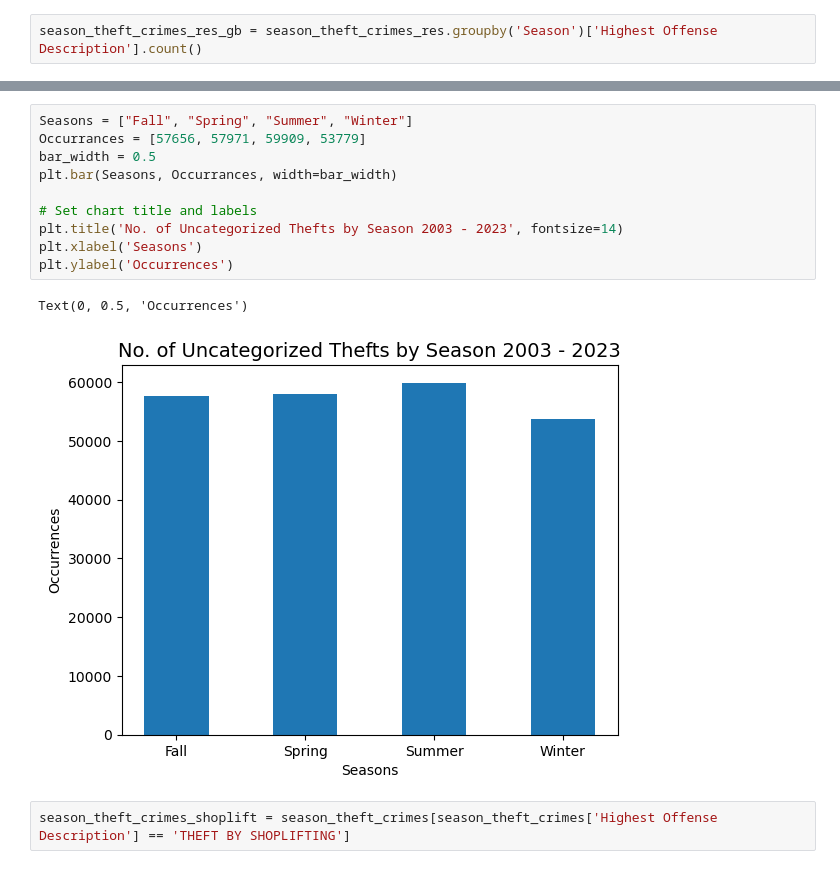
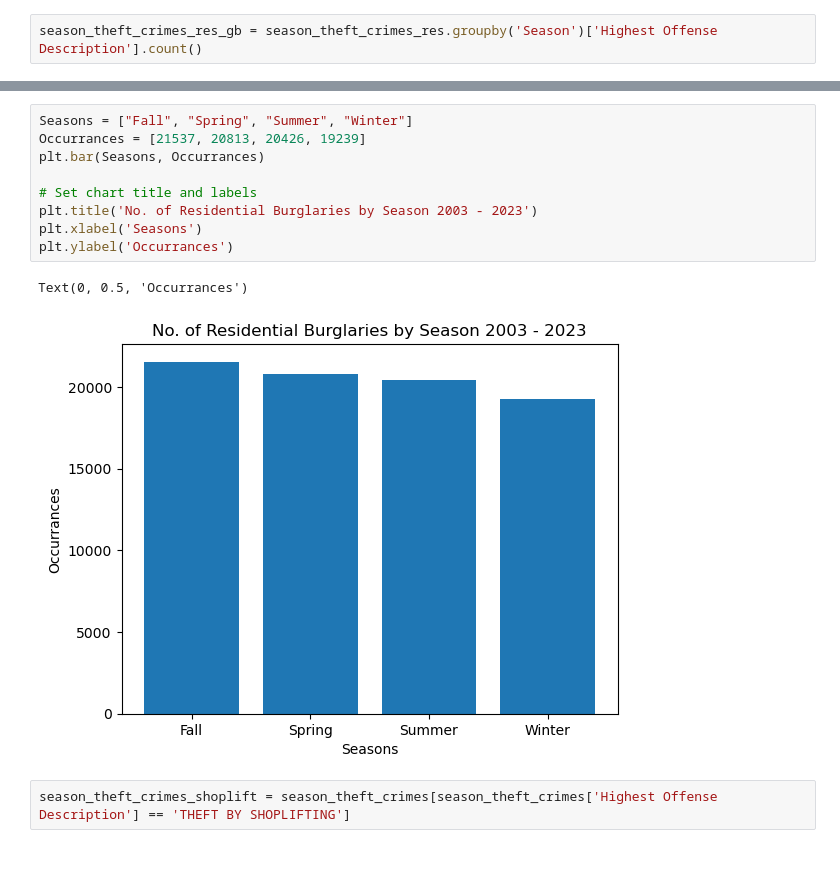
Before and after one commit to KillerTwinkie7/project-one, a Jupyter notebook: crime_analysis_ipynb-checkpoint2.ipynb, the cells around one changed output, grey strips where cells are left out. Cells and saved outputs as stored; diff of their text form.

```diff
--- a/crime_analysis_ipynb-checkpoint2.ipynb
+++ b/crime_analysis_ipynb-checkpoint2.ipynb
@@ -245,17 +204,16 @@ Winter    53779
 Name: Highest Offense Description, dtype: int64
 # %%
 Seasons = ["Fall", "Spring", "Summer", "Winter"]
-Occurrances = [57656, 57971, 59909, 53779]
-bar_width = 0.5
-plt.bar(Seasons, Occurrances, width=bar_width)
+Occurrances = [21537, 20813, 20426, 19239]
+plt.bar(Seasons, Occurrances)
 
 # Set chart title and labels
-plt.title('No. of Uncategorized Thefts by Season 2003 - 2023', fontsize=14)
+plt.title('No. of Residential Burglaries by Season 2003 - 2023')
 plt.xlabel('Seasons')
-plt.ylabel('Occurrences')
+plt.ylabel('Occurrances')
 # %% [output]
-Text(0, 0.5, 'Occurrences')
+Text(0, 0.5, 'Occurrances')
-[figure, old version]
+[figure, new version]
 # %%
 season_theft_crimes_shoplift = season_theft_crimes[season_theft_crimes['Highest Offense Description'] == 'THEFT BY SHOPLIFTING']
 # %%
```
Also changed, not shown: parts of 24 cells of this notebook.
